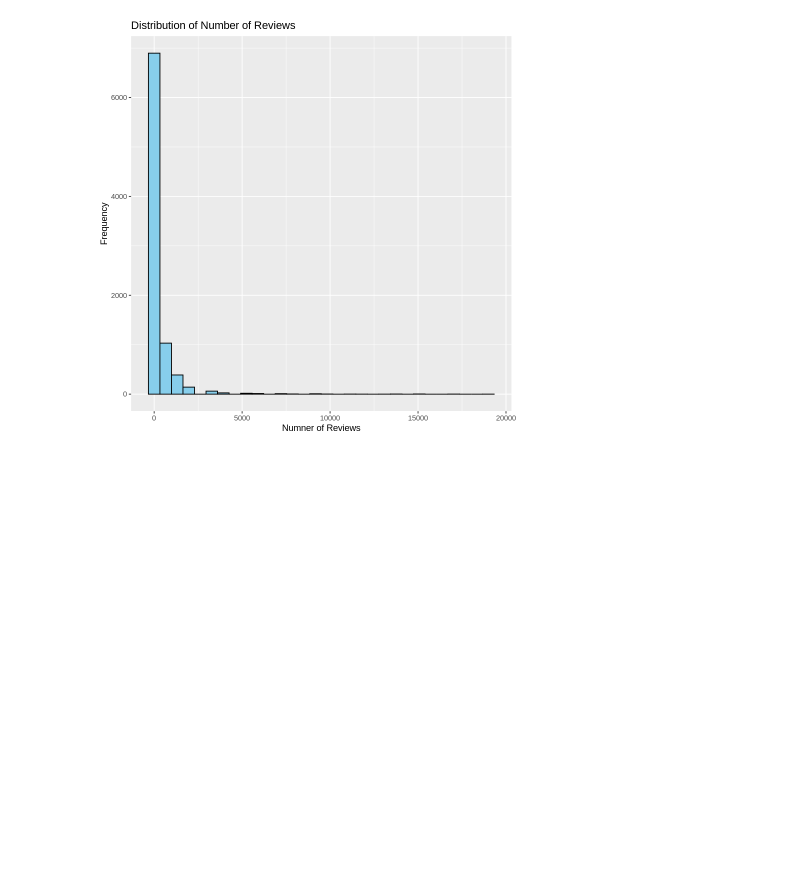
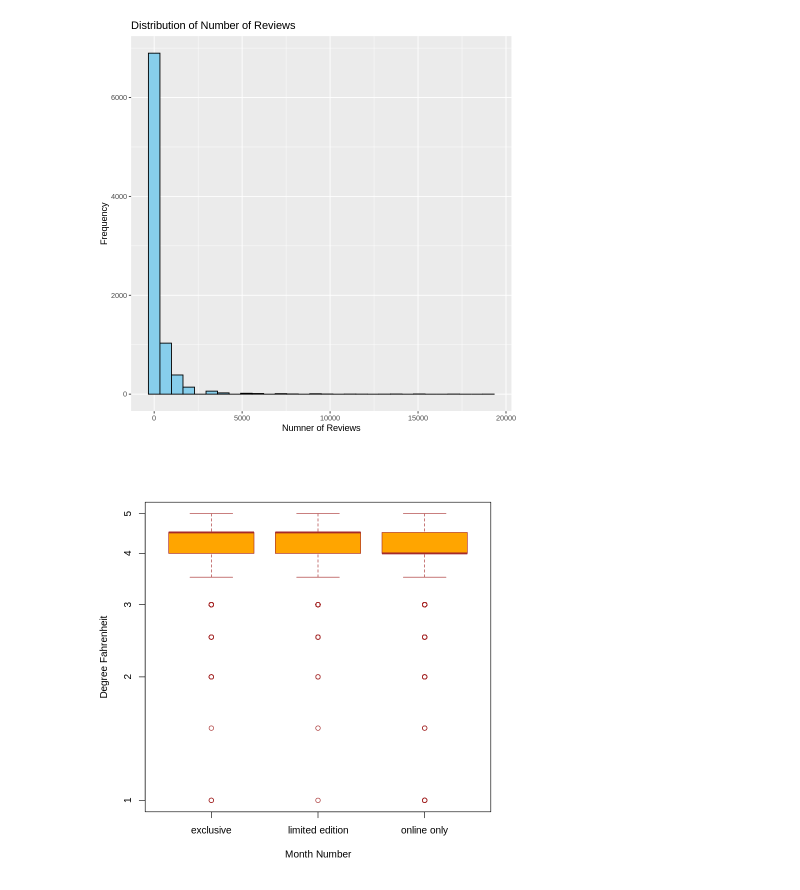
Before and after one commit to GeorgeM2000/Sephora-Statistical-Data-Analysis, a Jupyter notebook: Sephora_Statistical_Data_Analysis.ipynb, the cells around one changed output. Drawn from its saved outputs; the diff is of its cells as text; code cells hidden in the pictures; blank space fills up the shorter version.

```diff
--- a/Sephora_Statistical_Data_Analysis.ipynb
+++ b/Sephora_Statistical_Data_Analysis.ipynb
@@ -232,3 +230,15 @@ ggplot(sephora_df, aes(x = number_of_reviews)) +
   labs(title = "Distribution of Number of Reviews", x = "Numner of Reviews", y = "Frequency")
 # %% [output]
 [figure]
+# %%
+boxplot(rating~MarketingFlags,
+data=sephora_df,
+main="",
+xlab="Month Number",
+ylab="Degree Fahrenheit",
+col="orange",
+log = "y",
+border="brown"
+)
+# %% [output]
+[figure, added]
```
Also changed, not shown: parts of 3 cells of this notebook.
